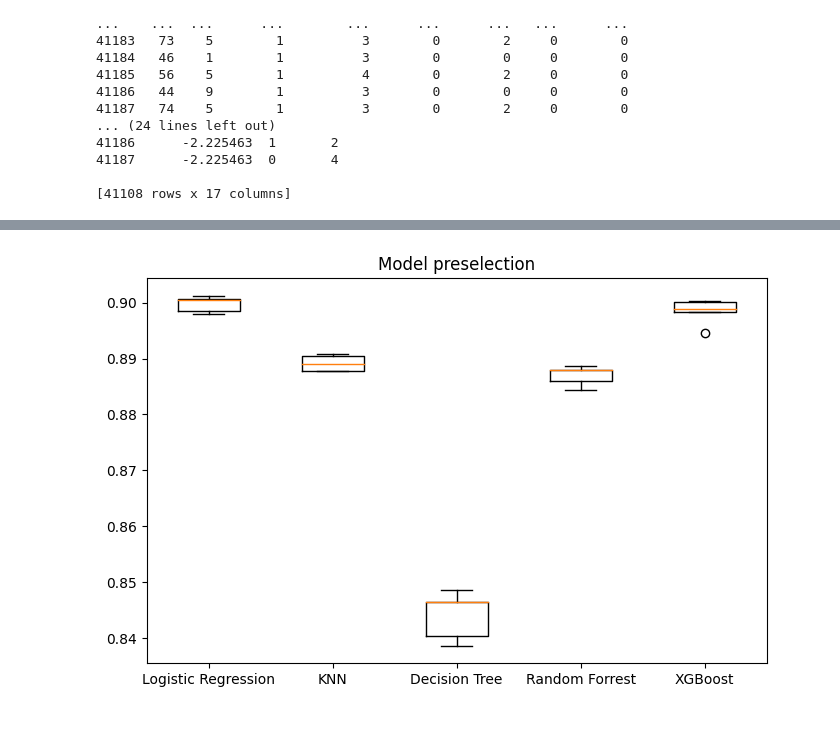
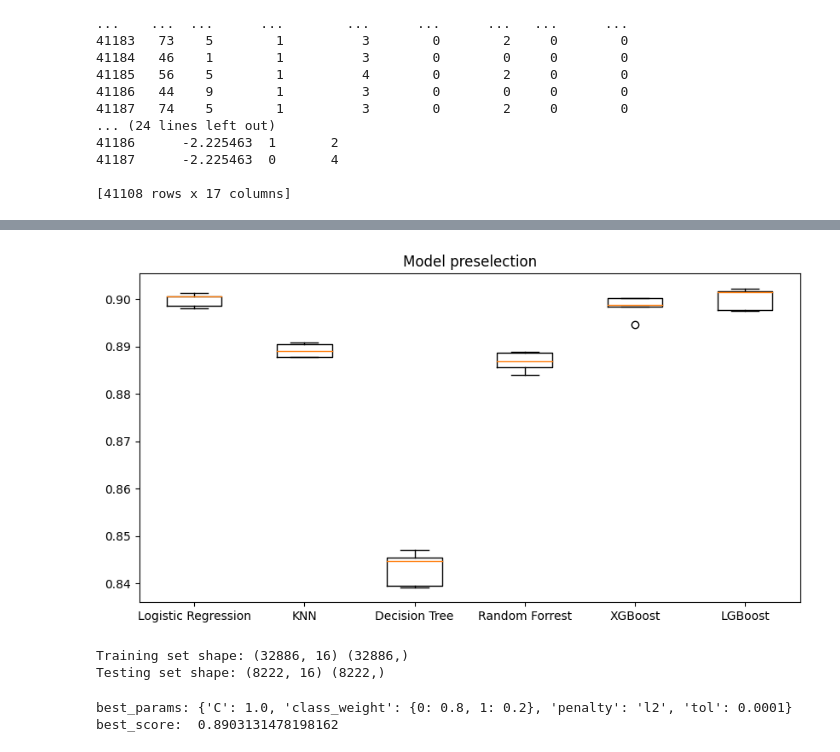
Before and after one commit to Magdalena-B1/ML-different-approaches-to-linear-regression, a Jupyter notebook: notebook4f11fd9960.ipynb, the cells around one changed output, grey strips where cells are left out. Cells and saved outputs as stored; diff of their text form; code cells hidden in the pictures; blank space fills up the shorter version.

```diff
--- a/notebook4f11fd9960.ipynb
+++ b/notebook4f11fd9960.ipynb
@@ -250,11 +250,12 @@ y = df_2['y'].values
 X = df_2.drop(['y'], axis=1).values
 # %%
 models = {"Logistic Regression": LogisticRegression(), "KNN": KNeighborsClassifier(),
-          "Decision Tree": DecisionTreeClassifier(), "Random Forrest": RandomForestClassifier(), "XGBoost":GradientBoostingClassifier() }
+          "Decision Tree": DecisionTreeClassifier(), "Random Forrest": RandomForestClassifier(),
+          "XGBoost":GradientBoostingClassifier(), "LGBoost": LGBMClassifier() }
 results = []
 for model in models.values():
     kf = KFold(n_splits=5, random_state=10, shuffle=True)
-    cv_results = cross_val_score(model, X, y, cv=kf) # parament scoring domyślny - wbudowana funkcja
+    cv_results = cross_val_score(model, X, y, scoring = "accuracy", cv=kf) # parament scoring domyślny - wbudowana funkcja
     # (można określić scoring = accuracy, roc_auc, precision...) można przetestować bez skalowania na zbiorach X, y
     results.append(cv_results)
 '''Tablica wyników estymatora dla każej opcji walidacji krzyżowej"""
@@ -265,8 +282,30 @@ print(results)
 # %%
-fig, ax = plt.subplots(figsize=(8, 5))
+fig, ax = plt.subplots(figsize=(10, 5))
 ax.boxplot (results)
 ax.set_xticklabels(models.keys())
 ax.set_title("Model preselection")
 plt.show()
 # %% [output]
-[figure, old version]
+[figure, new version]
+# %%
+X_train, X_test, y_train, y_test = train_test_split(X,y, test_size=0.2, random_state=10, stratify=y)
+print("Training set shape:", X_train.shape, y_train.shape)
+print("Testing set shape:", X_test.shape, y_test.shape)
+# %% [output]
+Training set shape: (32886, 16) (32886,)
+Testing set shape: (8222, 16) (8222,)
+# %%
+kf = KFold(n_splits=5, random_state=10, shuffle=True)
+params = {"penalty" : ['l2'],
+         "tol": np.linspace(0.0001, 1, 5),
+         "C":np.linspace(0.1, 1, 5),
+         "class_weight": ("balanced", {0:0.8, 1:0.2},{0:0.2, 1:0.8} )}
+model = LogisticRegression()
+#reg_cv = RandomizedSearchCV(model, params, cv = kf)
+reg_cv = GridSearchCV(model, params, cv = kf, scoring = "accuracy")
+reg_cv.fit(X, y)
+print("best_params:", reg_cv.best_params_)
+print("best_score: ", reg_cv.best_score_)
+# %% [output]
+best_params: {'C': 1.0, 'class_weight': {0: 0.8, 1: 0.2}, 'penalty': 'l2', 'tol': 0.0001}
+best_score:  0.8903131478198162
```
Also changed, not shown: parts of 2 cells of this notebook.
